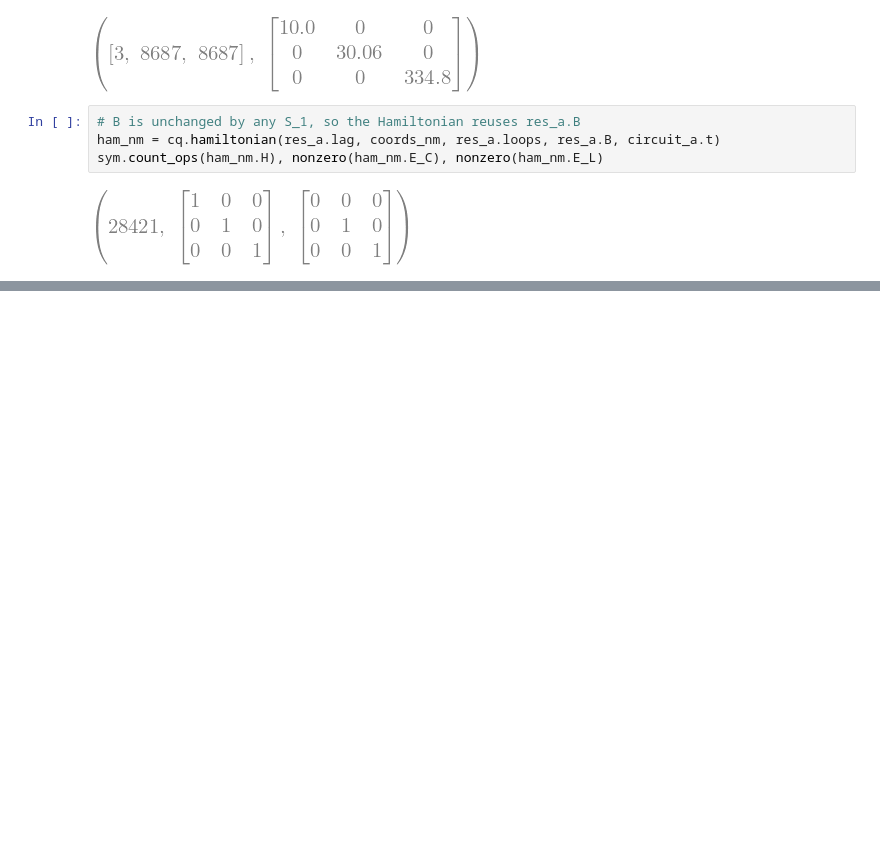
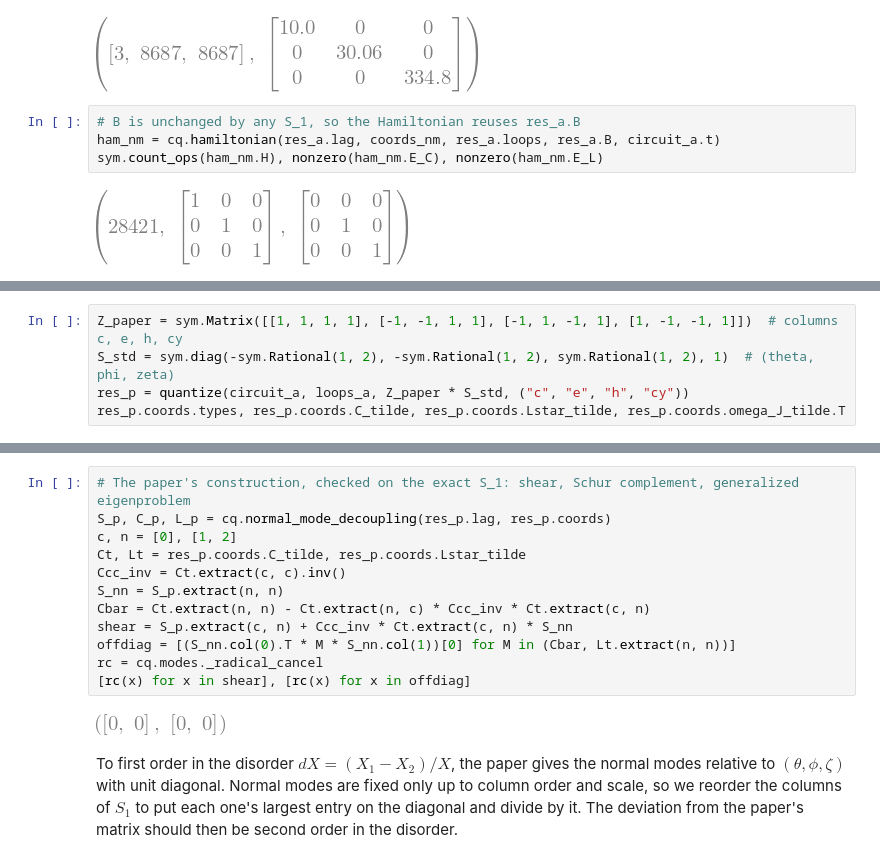
Before and after one commit to eliweissler/circuit-quantization, a Jupyter notebook: examples/zero_pi.ipynb, the cells around one changed output, grey strips where cells are left out. Cells and saved outputs as stored; diff of their text form; blank space fills up the shorter version.

```diff
--- a/examples/zero_pi.ipynb
+++ b/examples/zero_pi.ipynb
@@ -134,0 +137,5 @@ sym.count_ops(ham_nm.H), nonzero(ham_nm.E_C), nonzero(ham_nm.E_L)
+# %%
+Z_paper = sym.Matrix([[1, 1, 1, 1], [-1, -1, 1, 1], [-1, 1, -1, 1], [1, -1, -1, 1]])  # columns c, e, h, cy
+S_std = sym.diag(-sym.Rational(1, 2), -sym.Rational(1, 2), sym.Rational(1, 2), 1)  # (theta, phi, zeta)
+res_p = quantize(circuit_a, loops_a, Z_paper * S_std, ("c", "e", "h", "cy"))
+res_p.coords.types, res_p.coords.C_tilde, res_p.coords.Lstar_tilde, res_p.coords.omega_J_tilde.T
@@ -134,0 +155,18 @@ sym.count_ops(ham_nm.H), nonzero(ham_nm.E_C), nonzero(ham_nm.E_L)
+# %%
+# The paper's construction, checked on the exact S_1: shear, Schur complement, generalized eigenproblem
+S_p, C_p, L_p = cq.normal_mode_decoupling(res_p.lag, res_p.coords)
+c, n = [0], [1, 2]
+Ct, Lt = res_p.coords.C_tilde, res_p.coords.Lstar_tilde
+Ccc_inv = Ct.extract(c, c).inv()
+S_nn = S_p.extract(n, n)
+Cbar = Ct.extract(n, n) - Ct.extract(n, c) * Ccc_inv * Ct.extract(c, n)
+shear = S_p.extract(c, n) + Ccc_inv * Ct.extract(c, n) * S_nn
+offdiag = [(S_nn.col(0).T * M * S_nn.col(1))[0] for M in (Cbar, Lt.extract(n, n))]
+rc = cq.modes._radical_cancel
+[rc(x) for x in shear], [rc(x) for x in offdiag]
+# %% [output]
+[figure, added]
+# %% [markdown]
+To first order in the disorder $dX=(X_1-X_2)/X$, the paper gives the normal modes relative to $(\theta,\phi,\zeta)$ with unit diagonal.
+Normal modes are fixed only up to column order and scale, so we reorder the columns of $S_1$ to put each one's largest entry on the diagonal and divide by it.
+The deviation from the paper's matrix should then be second order in the disorder.
```
Also changed, not shown: parts of 9 cells of this notebook, 1 other file.
